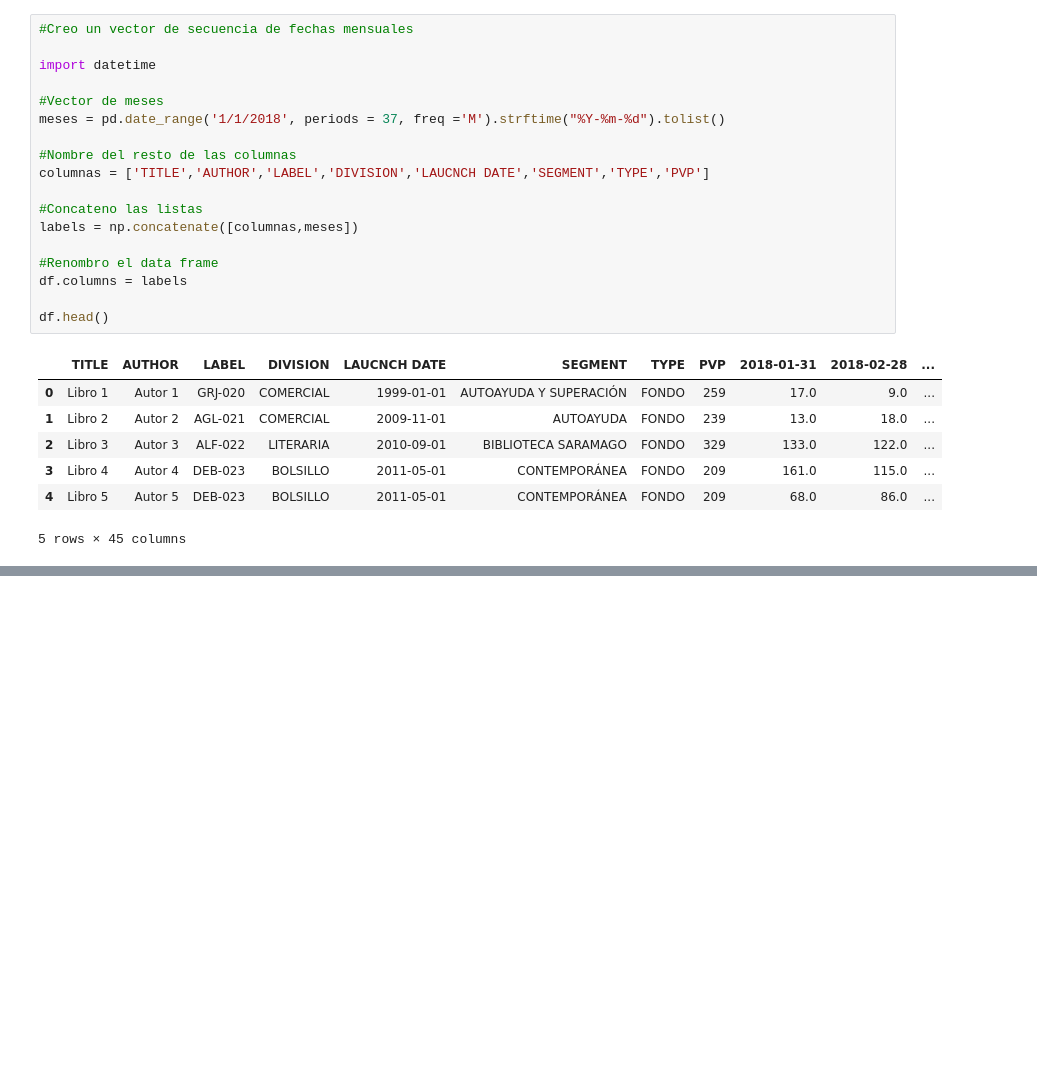
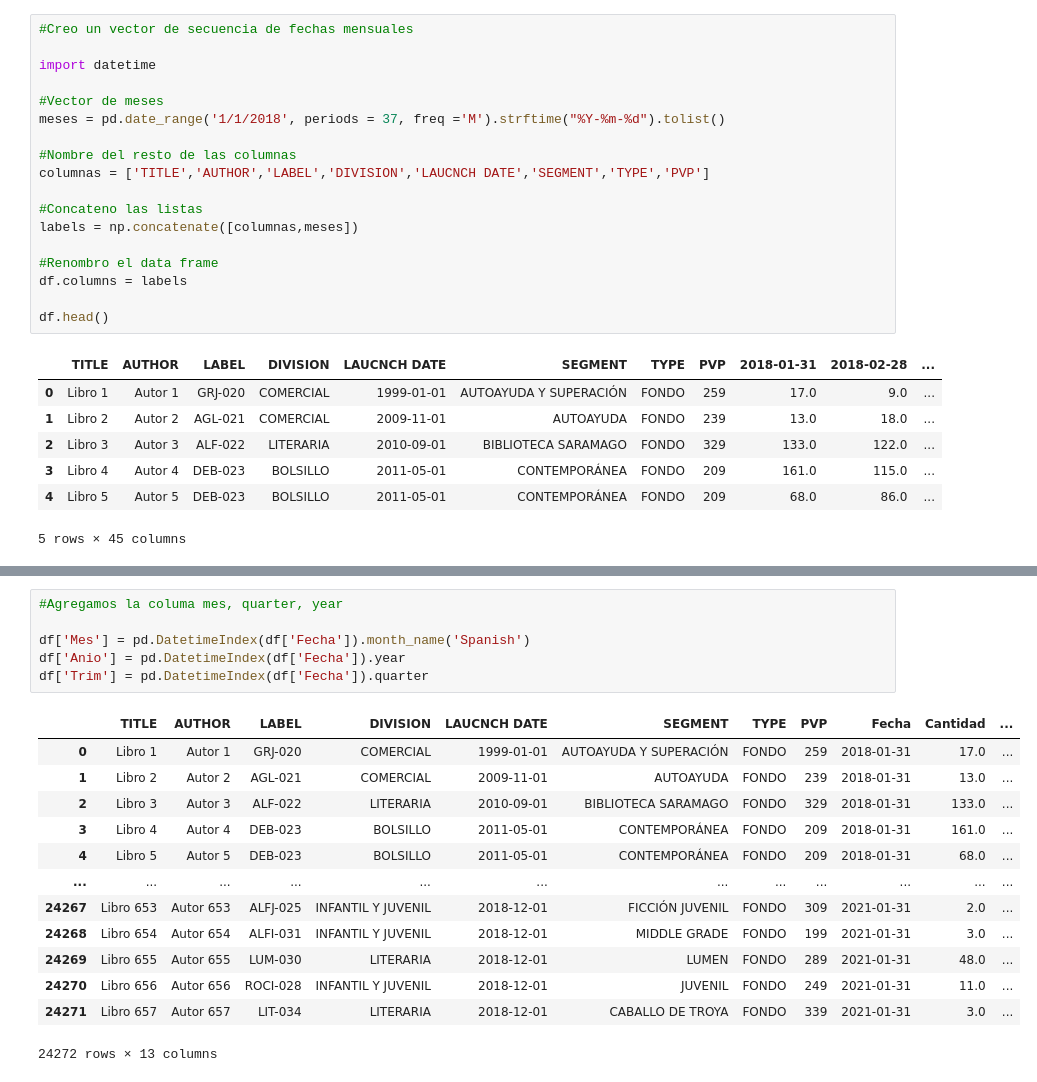
Before and after one commit to hghernandez/MachineLearning, a Jupyter notebook: python/ForecastPenguin/Forecast Penguim Random House.ipynb, the cells around one changed output, grey strips where cells are left out. Saved outputs shown, nothing was run; the diff lists cells and outputs as text; blank space fills up the shorter version.

```diff
--- a/python/ForecastPenguin/Forecast Penguim Random House.ipynb
+++ b/python/ForecastPenguin/Forecast Penguim Random House.ipynb
@@ -95,0 +107,20 @@ dtype: int64
+# %%
+#Agregamos la columa mes, quarter, year
+
+df['Mes'] = pd.DatetimeIndex(df['Fecha']).month_name('Spanish')
+df['Anio'] = pd.DatetimeIndex(df['Fecha']).year
+df['Trim'] = pd.DatetimeIndex(df['Fecha']).quarter
+# %% [output]
+|  | TITLE | AUTHOR | LABEL | DIVISION | LAUCNCH DATE | SEGMENT | TYPE | PVP | Fecha | Cantidad | ... |
+| 0 | Libro 1 | Autor 1 | GRJ-020 | COMERCIAL | 1999-01-01 | AUTOAYUDA Y SUPERACIÓN | FONDO | 259 | 2018-01-31 | 17.0 | ... |
+| 1 | Libro 2 | Autor 2 | AGL-021 | COMERCIAL | 2009-11-01 | AUTOAYUDA | FONDO | 239 | 2018-01-31 | 13.0 | ... |
+| 2 | Libro 3 | Autor 3 | ALF-022 | LITERARIA | 2010-09-01 | BIBLIOTECA SARAMAGO | FONDO | 329 | 2018-01-31 | 133.0 | ... |
+| 3 | Libro 4 | Autor 4 | DEB-023 | BOLSILLO | 2011-05-01 | CONTEMPORÁNEA | FONDO | 209 | 2018-01-31 | 161.0 | ... |
+| 4 | Libro 5 | Autor 5 | DEB-023 | BOLSILLO | 2011-05-01 | CONTEMPORÁNEA | FONDO | 209 | 2018-01-31 | 68.0 | ... |
+| ... | ... | ... | ... | ... | ... | ... | ... | ... | ... | ... | ... |
+| 24267 | Libro 653 | Autor 653 | ALFJ-025 | INFANTIL Y JUVENIL | 2018-12-01 | FICCIÓN JUVENIL | FONDO | 309 | 2021-01-31 | 2.0 | ... |
+| 24268 | Libro 654 | Autor 654 | ALFI-031 | INFANTIL Y JUVENIL | 2018-12-01 | MIDDLE GRADE | FONDO | 199 | 2021-01-31 | 3.0 | ... |
+| 24269 | Libro 655 | Autor 655 | LUM-030 | LITERARIA | 2018-12-01 | LUMEN | FONDO | 289 | 2021-01-31 | 48.0 | ... |
+| 24270 | Libro 656 | Autor 656 | ROCI-028 | INFANTIL Y JUVENIL | 2018-12-01 | JUVENIL | FONDO | 249 | 2021-01-31 | 11.0 | ... |
+| 24271 | Libro 657 | Autor 657 | LIT-034 | LITERARIA | 2018-12-01 | CABALLO DE TROYA | FONDO | 339 | 2021-01-31 | 3.0 | ... |
+24272 rows × 13 columns
```
Also changed, not shown: parts of 4 cells of this notebook.
